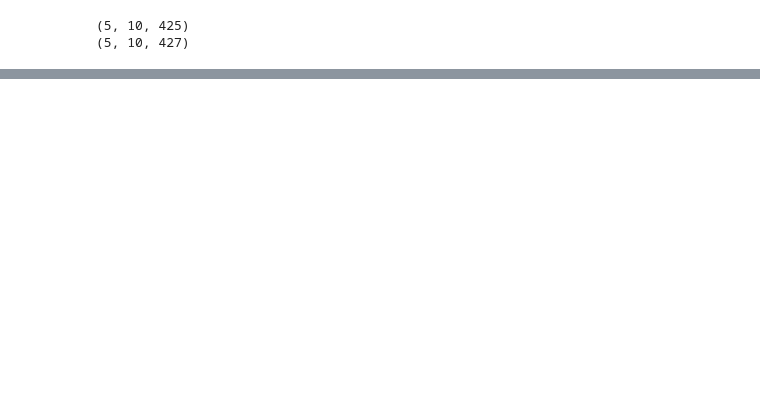
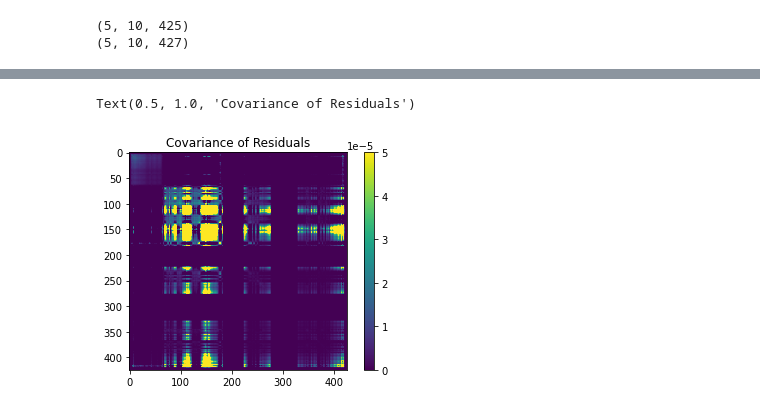
Before and after one commit to varunpatro1/OE-Reproducibility, a Jupyter notebook: ISOFIT/CL_2.ipynb, the cells around one changed output, grey strips where cells are left out. Cells and saved outputs as stored; diff of their text form; code cells hidden in the pictures; blank space fills up the shorter version.

```diff
--- a/ISOFIT/CL_2.ipynb
+++ b/ISOFIT/CL_2.ipynb
@@ -109,16 +110,19 @@ for i in range(10):
 # %%
 residuals = np.array(residuals)
 res_cov = residuals[:,:425].copy()
 bands = list(range(0,425))
 bands = np.array(bands)
 deeph2o = np.logical_or(np.logical_and(bands > 181, bands < 224), np.logical_and(bands > 275, bands < 329))
-bad_cal = bands > 418
+bad_cal = np.logical_or(bands < 4, bands > 418)
 bad = np.logical_or(deeph2o, bad_cal)
 res_cov[:, bad] = 0
 
 Cov = np.cov(res_cov, rowvar=False)
 
 plt.imshow(Cov)
 plt.colorbar()
-plt.clim(0,0.0003)
+plt.clim(0,0.00005)
 plt.title('Covariance of Residuals')
+# %% [output]
+Text(0.5, 1.0, 'Covariance of Residuals')
+[figure, added]
```
Also changed, not shown: parts of 3 cells of this notebook, 4 other files.
